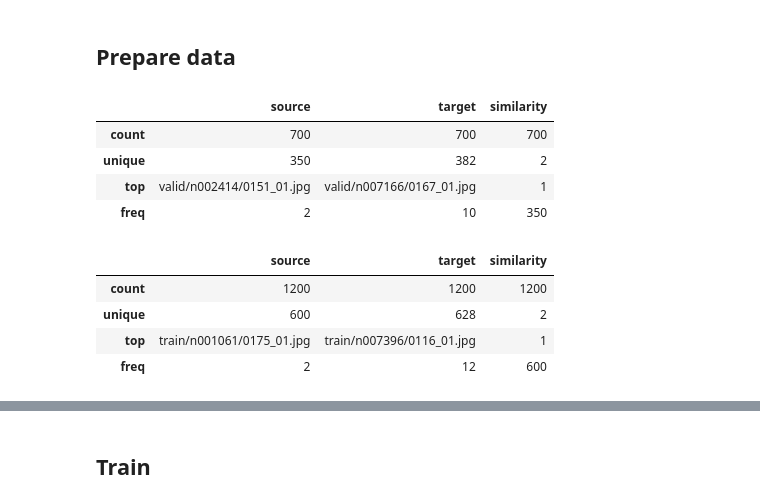
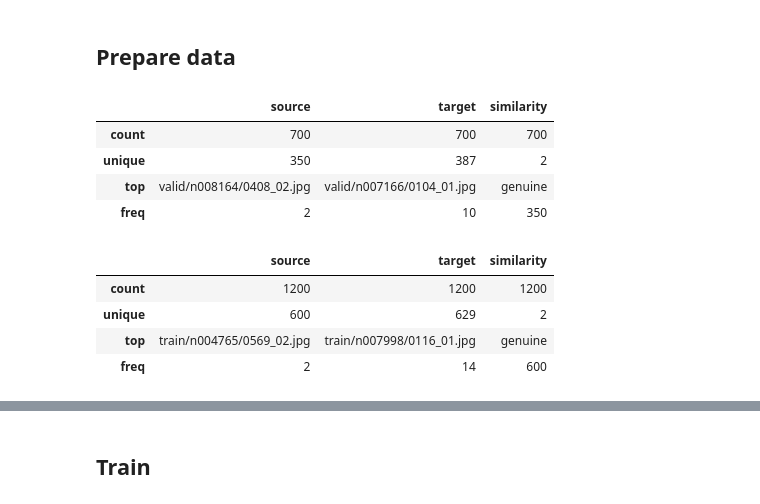
Before and after one commit to webdizz/upass.ai, a Jupyter notebook: twin-databunch.ipynb, the cells around one changed output, grey strips where cells are left out. Saved outputs shown, nothing was run; the diff lists cells and outputs as text; code cells hidden in the pictures.

```diff
--- a/twin-databunch.ipynb
+++ b/twin-databunch.ipynb
@@ -19,22 +19,22 @@ max_images_for_identity = 50
 # %%
-faces_valid_df = compile_faces_dataset(vggface2_path, pairs=max_images_for_identity, qty=-1)
+faces_valid_df = compile_faces_dataset(vggface2_light_path, pairs=max_images_for_identity, qty=-1)
 faces_valid_df.describe()
 # %% [output]
 |  | source | target | similarity |
 | count | 700 | 700 | 700 |
-| unique | 350 | 382 | 2 |
-| top | valid/n002414/0151_01.jpg | valid/n007166/0167_01.jpg | 1 |
+| unique | 350 | 387 | 2 |
+| top | valid/n008164/0408_02.jpg | valid/n007166/0104_01.jpg | genuine |
 | freq | 2 | 10 | 350 |
 # %%
 faces_train_df = compile_faces_dataset(
-    vggface2_light_url, folder='train', qty=-1)
+    vggface2_light_path, folder='train', qty=-1)
 faces_train_df.describe()
 # %% [output]
 |  | source | target | similarity |
 | count | 1200 | 1200 | 1200 |
-| unique | 600 | 628 | 2 |
-| top | train/n001061/0175_01.jpg | train/n007396/0116_01.jpg | 1 |
-| freq | 2 | 12 | 600 |
+| unique | 600 | 629 | 2 |
+| top | train/n004765/0569_02.jpg | train/n007998/0116_01.jpg | genuine |
+| freq | 2 | 14 | 600 |
 # %%
 faces_df = pd.concat([faces_valid_df, faces_train_df])
 faces_df.describe()
```
Also changed, not shown: parts of 10 cells of this notebook.
